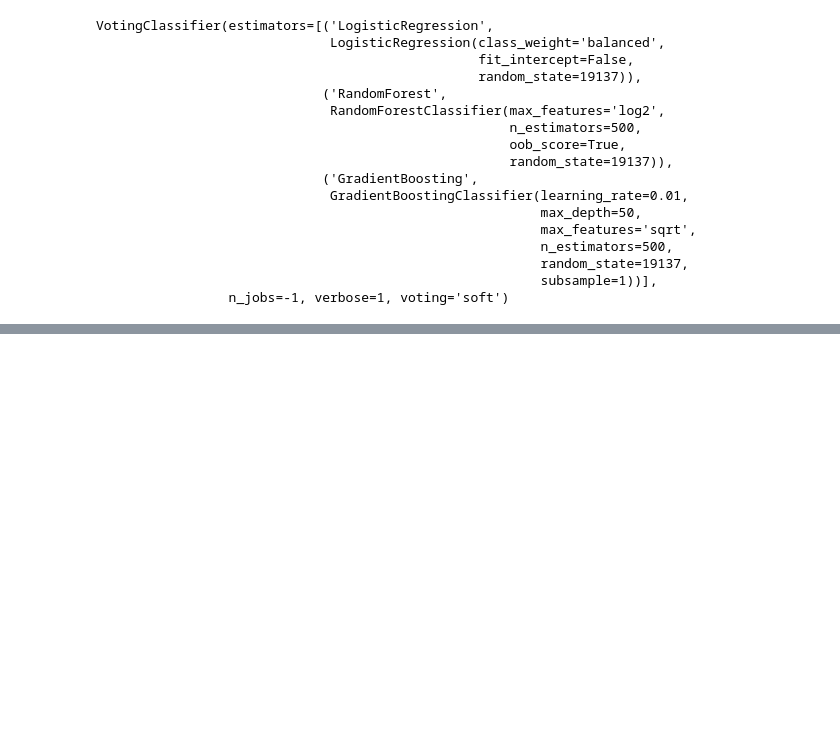
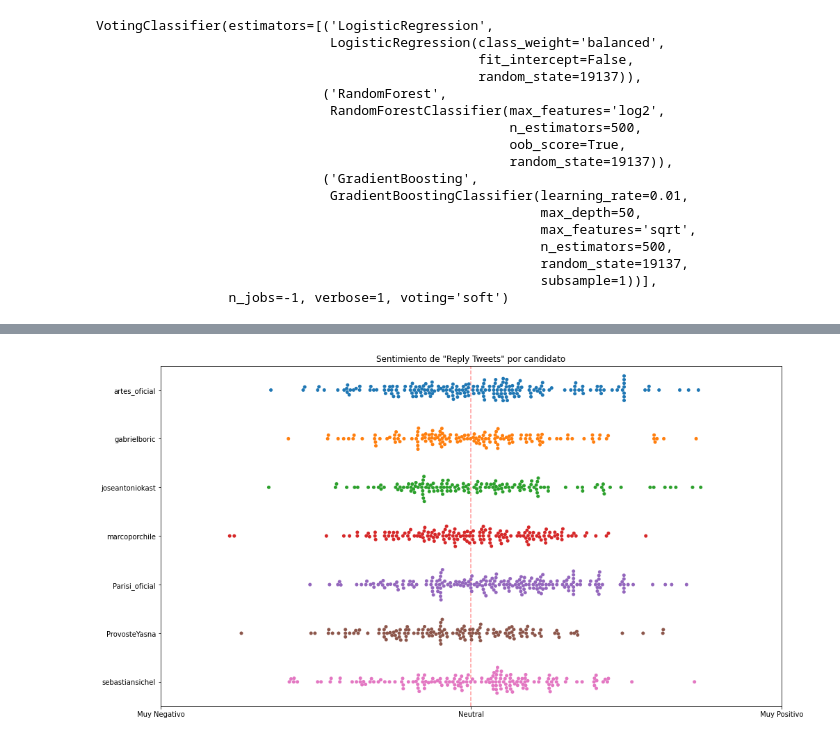
Before and after one commit to Japsz/DesafioLatam, a Jupyter notebook: Unidad 3 - Machine Learning/Prueba/Sentimiento de Twitter/hito1.ipynb, the cells around one changed output, grey strips where cells are left out. Saved outputs shown, nothing was run; the diff lists cells and outputs as text; code cells hidden in the pictures; blank space fills up the shorter version.

```diff
--- a/Unidad 3 - Machine Learning/Prueba/Sentimiento de Twitter/hito1.ipynb
+++ b/Unidad 3 - Machine Learning/Prueba/Sentimiento de Twitter/hito1.ipynb
@@ -560,0 +644,10 @@ weighted avg       0.71      0.71      0.71      9900
+# %%
+plt.figure(figsize=(16,9))
+sns.swarmplot(x='voting_predict_proba', y='username', data=repliesDf, marker='o')
+plt.axvline(x=0.5, color='r', linestyle='--', alpha=.4)
+plt.title('Sentimiento de "Reply Tweets" por candidato')
+plt.ylabel('')
+plt.xlabel('')
+plt.xticks([0,.5, 1.0], ['Muy Negativo', 'Neutral' ,'Muy Positivo']);
+# %% [output]
+[figure, added]
```
Also changed, not shown: parts of 15 cells of this notebook, 14 other files.
